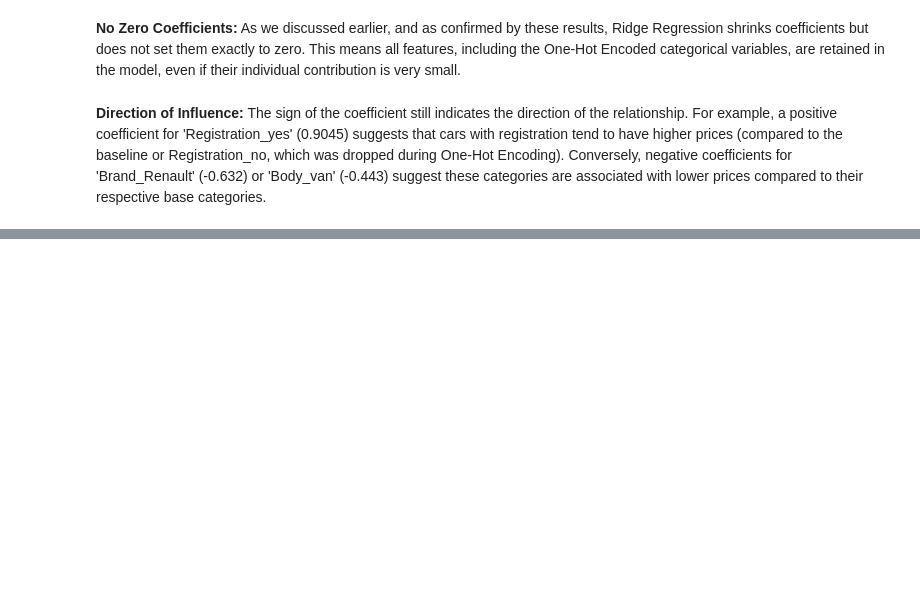
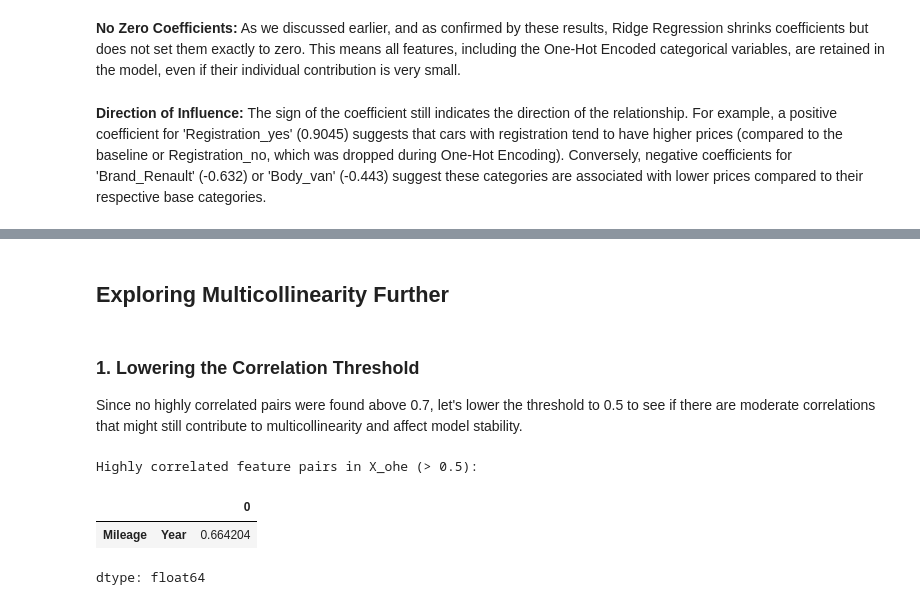
Before and after one commit to suyogy1-bot/Machine_Learning, a Jupyter notebook: Car_Price_Prediction/Linear_Ridge_&_Lasso_Regression_(1).ipynb, the cells around one changed output, grey strips where cells are left out. Cells and saved outputs as stored; diff of their text form; code cells hidden in the pictures; blank space fills up the shorter version.

```diff
--- a/Car_Price_Prediction/Linear_Ridge_&_Lasso_Regression_(1).ipynb
+++ b/Car_Price_Prediction/Linear_Ridge_&_Lasso_Regression_(1).ipynb
@@ -1401,0 +1450,14 @@ Ridge regression is effective at handling multicollinearity (when features are h
+# %%
+import numpy as np
+
+# Get the absolute value of the correlation matrix
+abs_corr_matrix = correlation_matrix_ohe.abs()
+
+# Select upper triangle of correlation matrix
+uppertri_corr = abs_corr_matrix.where(np.triu(np.ones(abs_corr_matrix.shape), k=1).astype(bool))
+
+# Find features with correlation greater than 0.7
+high_corr_pairs = uppertri_corr[uppertri_corr > 0.7].stack().sort_values(ascending=False)
+
+print("Highly correlated feature pairs in X_ohe (> 0.7):")
+display(high_corr_pairs)
@@ -1401,0 +1477,17 @@ Ridge regression is effective at handling multicollinearity (when features are h
+# %% [markdown]
+## Exploring Multicollinearity Further
+# %% [markdown]
+### 1. Lowering the Correlation Threshold
+
+Since no highly correlated pairs were found above 0.7, let's lower the threshold to 0.5 to see if there are moderate correlations that might still contribute to multicollinearity and affect model stability.
+# %%
+# Find features with correlation greater than 0.5
+high_corr_pairs_05 = uppertri_corr[uppertri_corr > 0.5].stack().sort_values(ascending=False)
+
+print("Highly correlated feature pairs in X_ohe (> 0.5):")
+display(high_corr_pairs_05)
+# %% [output]
+Highly correlated feature pairs in X_ohe (> 0.5):
+|  |  | 0 |
+| Mileage | Year | 0.664204 |
+dtype: float64
```
Also changed, not shown: parts of 15 cells of this notebook.
